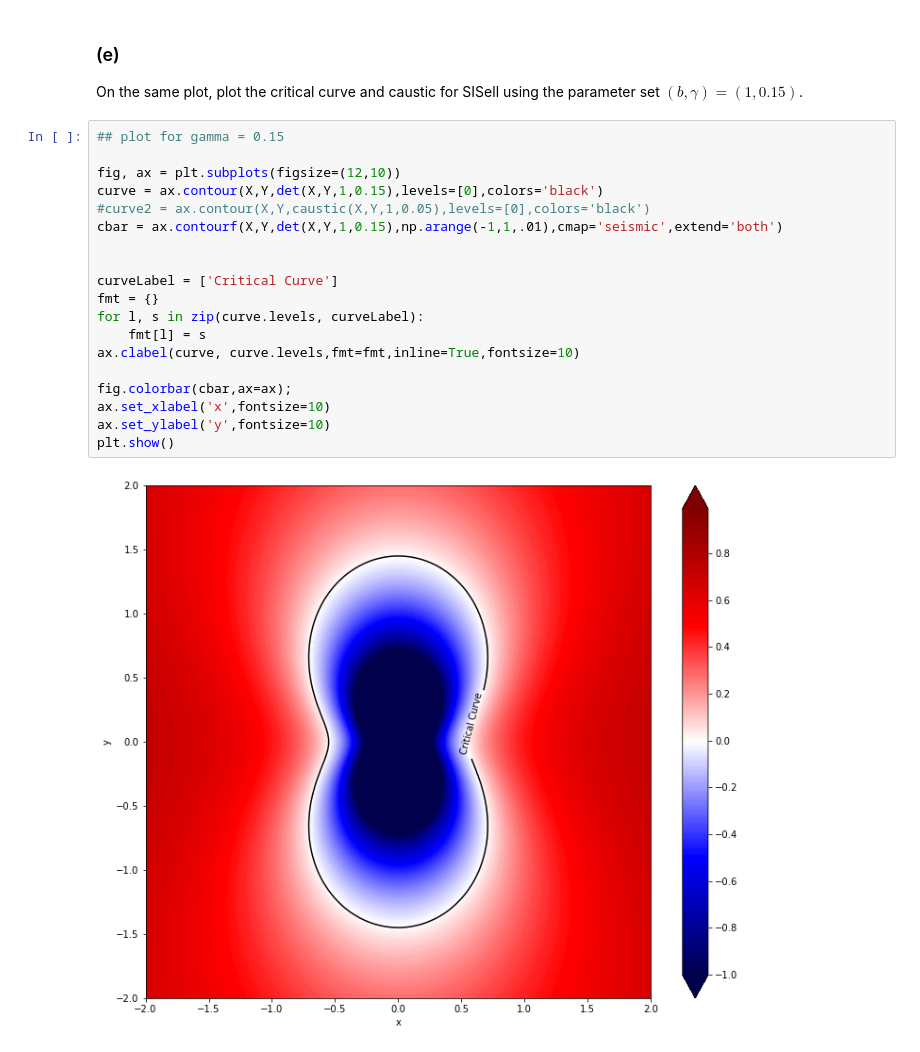
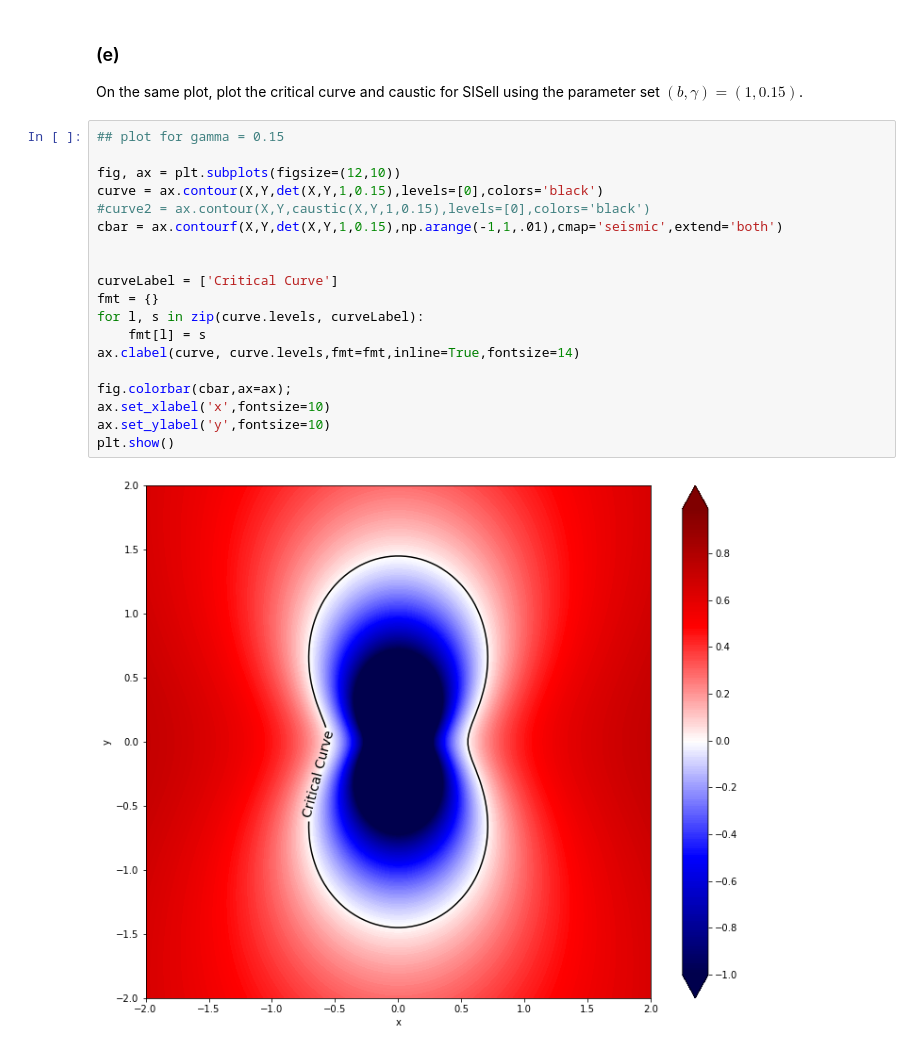
Before and after one commit to tylerbarna/AST8110, a Jupyter notebook: pset04/pset04.ipynb, the cells around one changed output. Drawn from its saved outputs; the diff is of its cells as text.

```diff
--- a/pset04/pset04.ipynb
+++ b/pset04/pset04.ipynb
@@ -126,21 +126,21 @@ On the same plot, plot the critical curve and caustic for SISell using the param
 # %%
 ## plot for gamma = 0.15
 
 fig, ax = plt.subplots(figsize=(12,10))
 curve = ax.contour(X,Y,det(X,Y,1,0.15),levels=[0],colors='black')
-#curve2 = ax.contour(X,Y,caustic(X,Y,1,0.05),levels=[0],colors='black')
+#curve2 = ax.contour(X,Y,caustic(X,Y,1,0.15),levels=[0],colors='black')
 cbar = ax.contourf(X,Y,det(X,Y,1,0.15),np.arange(-1,1,.01),cmap='seismic',extend='both')
 
 
 curveLabel = ['Critical Curve']
 fmt = {}
 for l, s in zip(curve.levels, curveLabel):
     fmt[l] = s
-ax.clabel(curve, curve.levels,fmt=fmt,inline=True,fontsize=10)
+ax.clabel(curve, curve.levels,fmt=fmt,inline=True,fontsize=14)
 
 fig.colorbar(cbar,ax=ax);
 ax.set_xlabel('x',fontsize=10)
 ax.set_ylabel('y',fontsize=10)
 plt.show()
 # %% [output]
-[figure, old version]
+[figure, new version]
```
Also changed, not shown: parts of 2 cells of this notebook, 1 other file.
